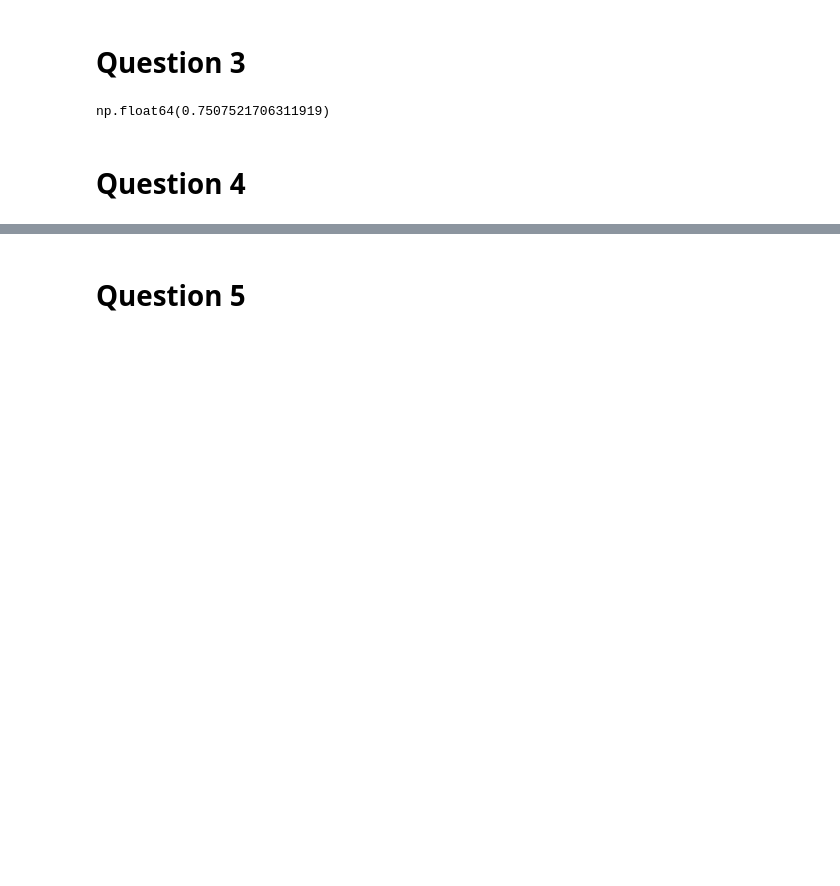
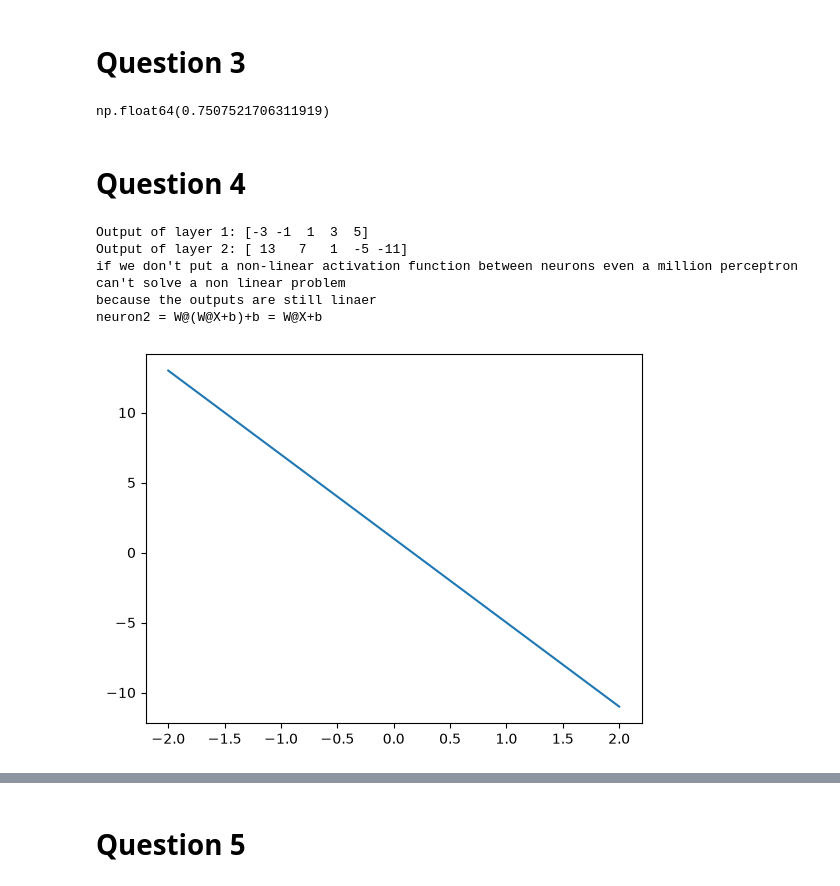
Before and after one commit to mrpanigale/Maktab-AI-145, a Jupyter notebook: CWs/week8/cw_w8_session1.ipynb, the cells around one changed output, grey strips where cells are left out. Saved outputs shown, nothing was run; the diff lists cells and outputs as text; code cells hidden in the pictures; blank space fills up the shorter version.

```diff
--- a/CWs/week8/cw_w8_session1.ipynb
+++ b/CWs/week8/cw_w8_session1.ipynb
@@ -101,0 +115,30 @@ np.float64(0.7507521706311919)
+# %%
+import numpy as np
+import matplotlib.pyplot as plt
+# first linear layer
+def layer_1(x):
+    return 2 * x + 1
+
+# second layer
+def layer_2(h):
+    return -3 * h + 4
+
+
+x = np.array([-2, -1, 0, 1, 2])
+output  = layer_2(layer_1(x))
+print(f"Output of layer 1: {layer_1(x)}")
+print(f"Output of layer 2: {layer_2(layer_1(x))}")
+print(f"if we don't put a non-linear activation"
+      f" function between neurons even a million"
+      f" perceptron can't solve a non linear problem\n"
+      f"because the outputs are still linaer\n"
+      f"neuron2 = W@(W@X+b)+b = W@X+b   ")
+plt.plot(x,output)
+plt.show()
+# %% [output]
+Output of layer 1: [-3 -1  1  3  5]
+Output of layer 2: [ 13   7   1  -5 -11]
+if we don't put a non-linear activation function between neurons even a million perceptron can't solve a non linear problem
+because the outputs are still linaer
+neuron2 = W@(W@X+b)+b = W@X+b
+[figure, added]
```
Also changed, not shown: parts of 18 cells of this notebook, 1 other file.
